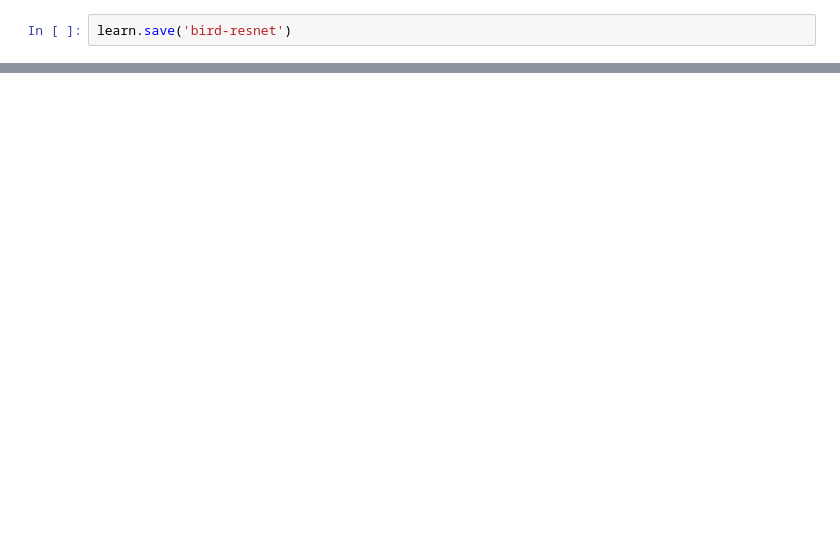
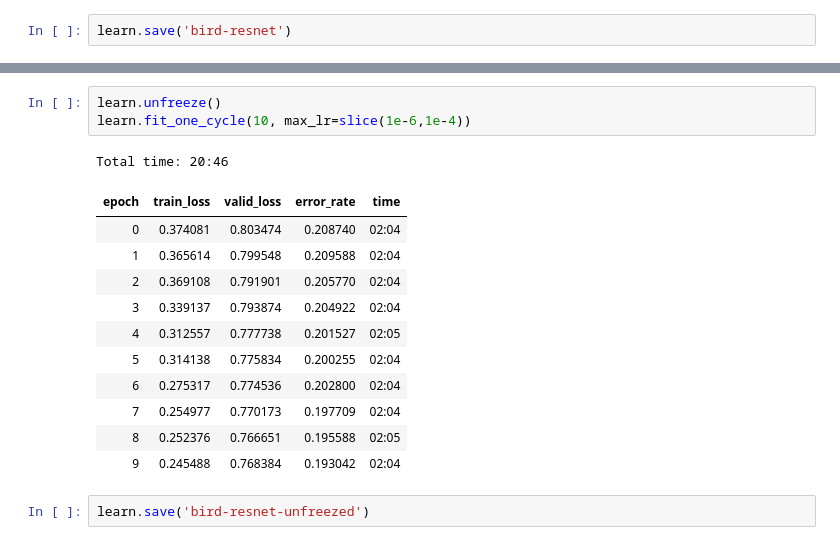
Before and after one commit to senyuuri/ml-birdwatching, a Jupyter notebook: birdwatching.ipynb, the cells around one changed output, grey strips where cells are left out. Saved outputs shown, nothing was run; the diff lists cells and outputs as text; blank space fills up the shorter version.

```diff
--- a/birdwatching.ipynb
+++ b/birdwatching.ipynb
@@ -203,0 +253,18 @@ learn.save('bird-resnet')
+# %%
+learn.unfreeze()
+learn.fit_one_cycle(10, max_lr=slice(1e-6,1e-4))
+# %% [output]
+Total time: 20:46
+| epoch | train_loss | valid_loss | error_rate | time |
+| 0 | 0.374081 | 0.803474 | 0.208740 | 02:04 |
+| 1 | 0.365614 | 0.799548 | 0.209588 | 02:04 |
+| 2 | 0.369108 | 0.791901 | 0.205770 | 02:04 |
+| 3 | 0.339137 | 0.793874 | 0.204922 | 02:04 |
+| 4 | 0.312557 | 0.777738 | 0.201527 | 02:05 |
+| 5 | 0.314138 | 0.775834 | 0.200255 | 02:04 |
+| 6 | 0.275317 | 0.774536 | 0.202800 | 02:04 |
+| 7 | 0.254977 | 0.770173 | 0.197709 | 02:04 |
+| 8 | 0.252376 | 0.766651 | 0.195588 | 02:05 |
+| 9 | 0.245488 | 0.768384 | 0.193042 | 02:04 |
+# %%
+learn.save('bird-resnet-unfreezed')
```
Also changed, not shown: parts of 21 cells of this notebook.
